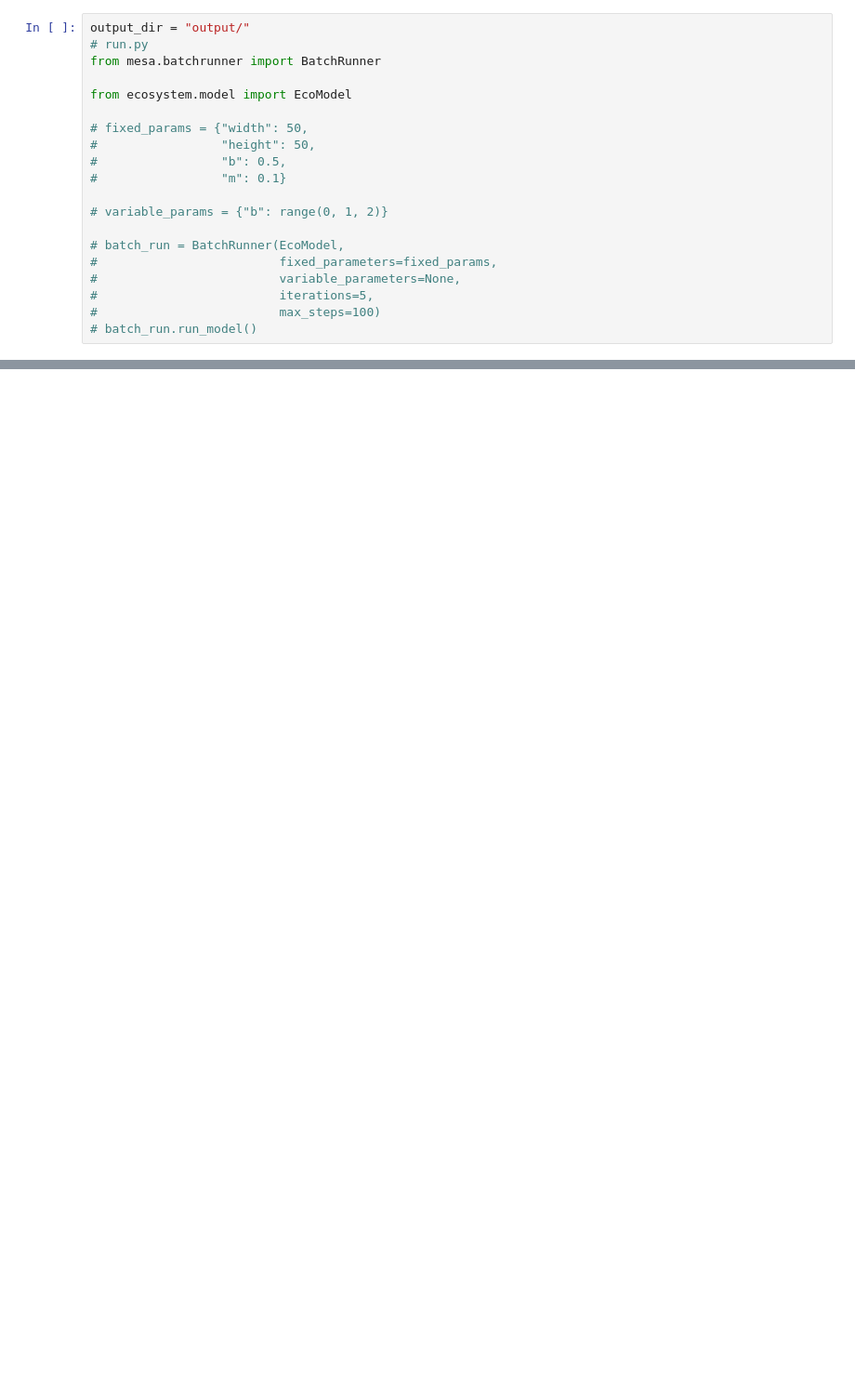
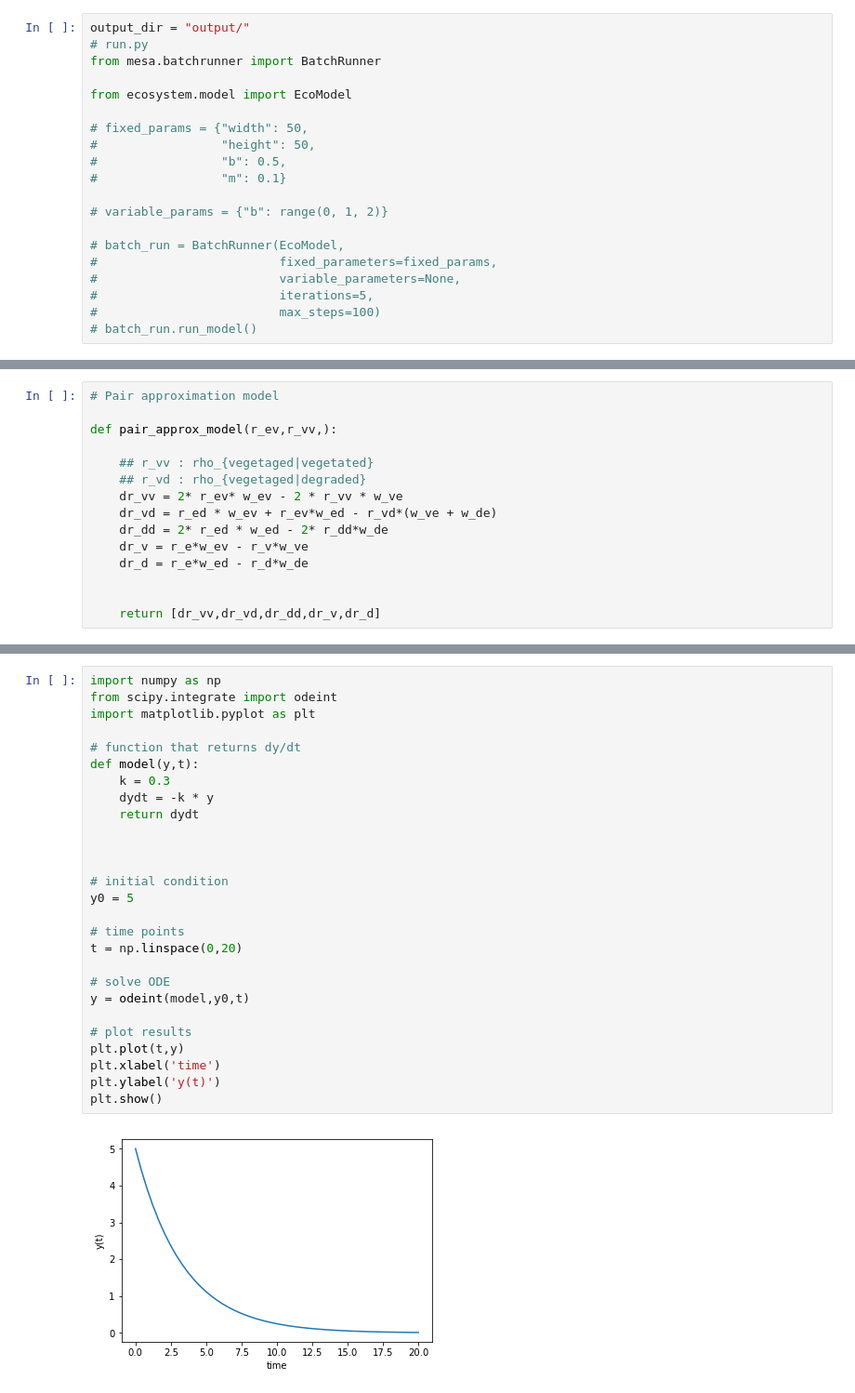
Before and after one commit to intramuros/abm, a Jupyter notebook: Gather and plot.ipynb, the cells around one changed output, grey strips where cells are left out. Shown at 93% size. Cells and saved outputs as stored; diff of their text form; blank space fills up the shorter version.

```diff
--- a/Gather and plot.ipynb
+++ b/Gather and plot.ipynb
@@ -114,0 +114,15 @@ plt.show()
+# %%
+# Pair approximation model
+
+def pair_approx_model(r_ev,r_vv,):
+
+    ## r_vv : rho_{vegetaged|vegetated}
+    ## r_vd : rho_{vegetaged|degraded}
+    dr_vv = 2* r_ev* w_ev - 2 * r_vv * w_ve
+    dr_vd = r_ed * w_ev + r_ev*w_ed - r_vd*(w_ve + w_de)
+    dr_dd = 2* r_ed * w_ed - 2* r_dd*w_de
+    dr_v = r_e*w_ev - r_v*w_ve
+    dr_d = r_e*w_ed - r_d*w_de
+
+
+    return [dr_vv,dr_vd,dr_dd,dr_v,dr_d]
@@ -114,0 +239,29 @@ plt.show()
+# %%
+import numpy as np
+from scipy.integrate import odeint
+import matplotlib.pyplot as plt
+
+# function that returns dy/dt
+def model(y,t):
+    k = 0.3
+    dydt = -k * y
+    return dydt
+
+
+
+# initial condition
+y0 = 5
+
+# time points
+t = np.linspace(0,20)
+
+# solve ODE
+y = odeint(model,y0,t)
+
+# plot results
+plt.plot(t,y)
+plt.xlabel('time')
+plt.ylabel('y(t)')
+plt.show()
+# %% [output]
+[figure, added]
```
Also changed, not shown: parts of 10 cells of this notebook, 1 other file.
